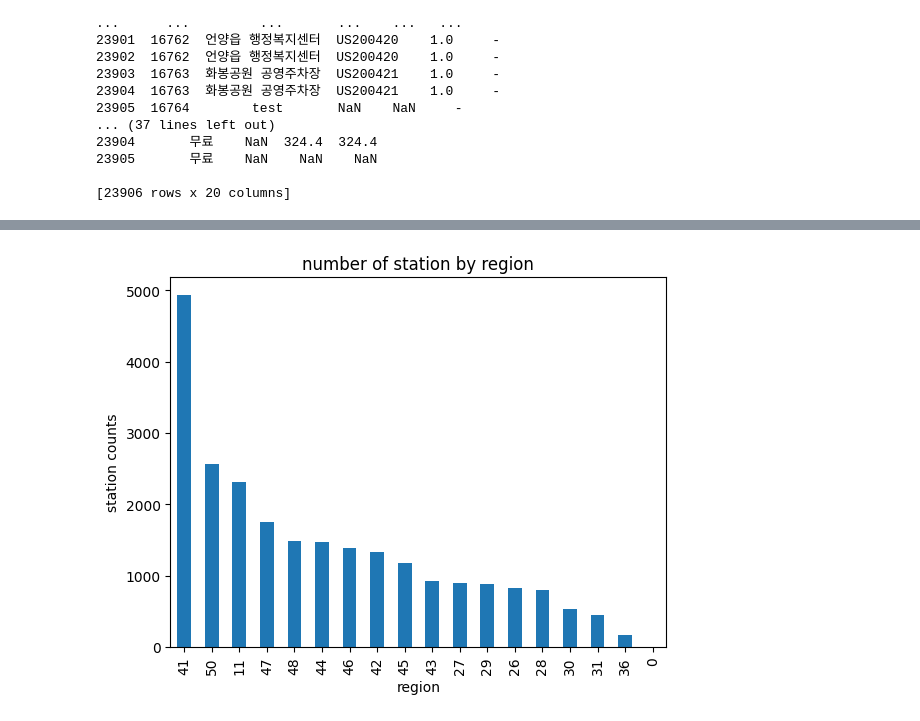
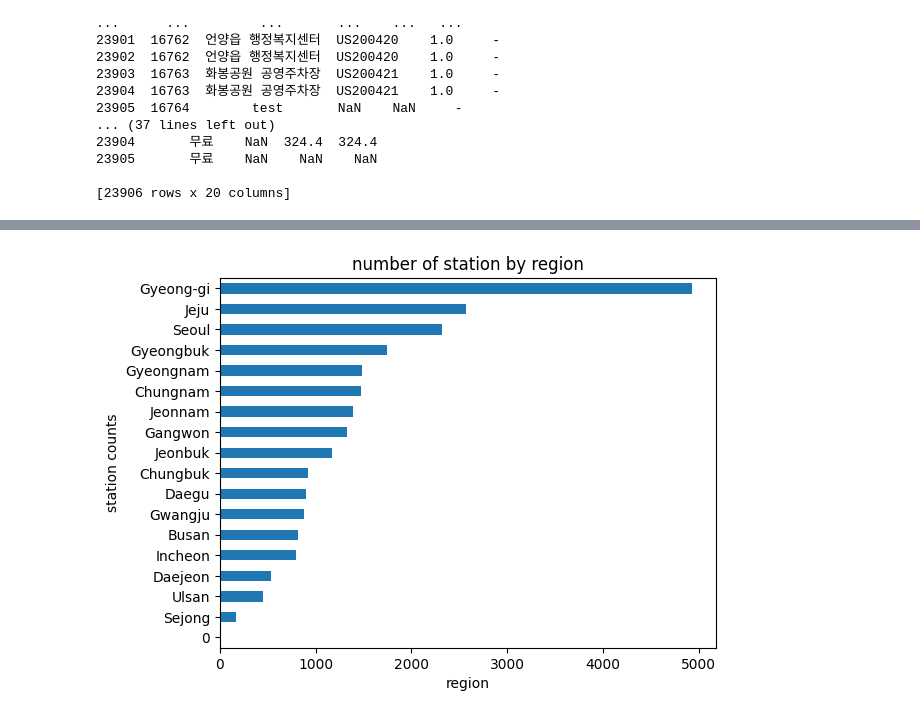
Before and after one commit to SKNETWORKS-FAMILY-AICAMP/SKN06-1st-5Team, a Jupyter notebook: EV_charger.ipynb, the cells around one changed output, grey strips where cells are left out. Drawn from its saved outputs; the diff is of its cells as text; code cells hidden in the pictures.

```diff
--- a/EV_charger.ipynb
+++ b/EV_charger.ipynb
@@ -141,0 +173,23 @@ plt.show()
+# %%
+merged_file2 = pd.read_csv('EV_merged.csv')
+merged_file2['지역명'] = merged_file2['지역코드']
+merged_file2['지역명'] = merged_file2['지역명'].astype(str)
+merged_file2['지역명'] = merged_file2['지역명'].str.replace('11','Seoul')
+merged_file2['지역명'] = merged_file2['지역명'].str.replace('26','Busan')
+merged_file2['지역명'] = merged_file2['지역명'].str.replace('27','Daegu')
+merged_file2['지역명'] = merged_file2['지역명'].str.replace('28','Incheon')
+merged_file2['지역명'] = merged_file2['지역명'].str.replace('29','Gwangju')
+merged_file2['지역명'] = merged_file2['지역명'].str.replace('30','Daejeon')
+merged_file2['지역명'] = merged_file2['지역명'].str.replace('31','Ulsan')
+merged_file2['지역명'] = merged_file2['지역명'].str.replace('36','Sejong')
+merged_file2['지역명'] = merged_file2['지역명'].str.replace('41','Gyeong-gi')
+merged_file2['지역명'] = merged_file2['지역명'].str.replace('42','Gangwon')
+merged_file2['지역명'] = merged_file2['지역명'].str.replace('43','Chungbuk')
+merged_file2['지역명'] = merged_file2['지역명'].str.replace('44','Chungnam')
+merged_file2['지역명'] = merged_file2['지역명'].str.replace('45','Jeonbuk')
+merged_file2['지역명'] = merged_file2['지역명'].str.replace('46','Jeonnam')
+merged_file2['지역명'] = merged_file2['지역명'].str.replace('47','Gyeongbuk')
+merged_file2['지역명'] = merged_file2['지역명'].str.replace('48','Gyeongnam')
+merged_file2['지역명'] = merged_file2['지역명'].str.replace('50','Jeju')
+print(merged_file2['지역명'])
+merged_file2.to_csv('EV_merged2.csv', index=False)
@@ -142,16 +209,17 @@ plt.show()
 # %%
 # 지역별 충전소 현황 분석
 # 지역별 충전소 집계
 
 import matplotlib.pyplot as plt
-region_counts = merged_file['지역코드'].value_counts()
+region_counts = merged_file2['지역명'].value_counts()
 
 # 막대그래프 시각화
-region_counts.plot(kind='bar')
+region_counts.plot(kind='barh')
 plt.title('number of station by region')
 plt.xlabel('region')
 plt.ylabel('station counts')
+plt.gca().invert_yaxis()
 plt.show()
 # %% [output]
-[figure, old version]
+[figure, new version]
 # %%
```
Also changed, not shown: parts of 7 cells of this notebook.
